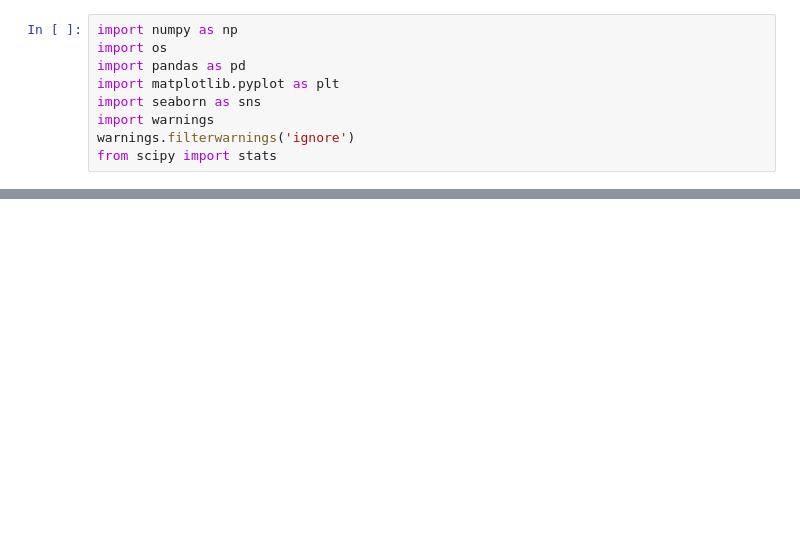
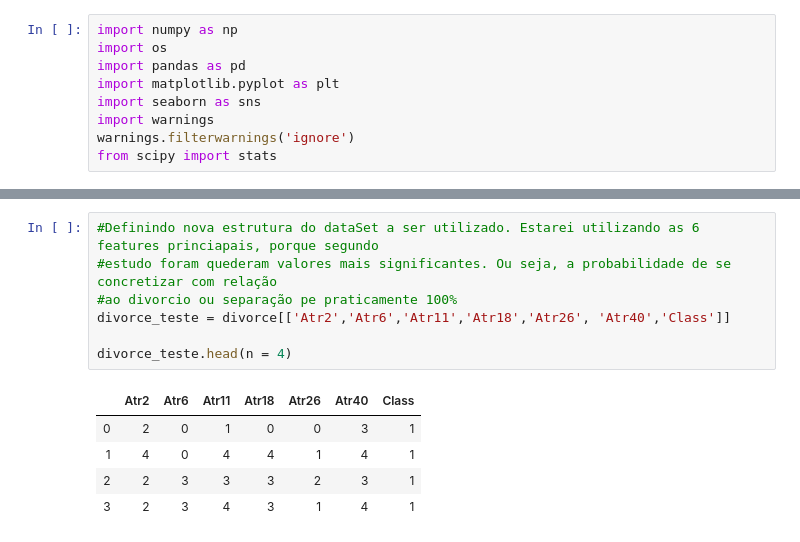
Before and after one commit to andersonnq02/Projeto_estatistica, a Jupyter notebook: EstatisticaDescritivasDeDados_Divorce_v.2.0.0.ipynb, the cells around one changed output, grey strips where cells are left out. Cells and saved outputs as stored; diff of their text form; blank space fills up the shorter version.

```diff
--- a/EstatisticaDescritivasDeDados_Divorce_v.2.0.0.ipynb
+++ b/EstatisticaDescritivasDeDados_Divorce_v.2.0.0.ipynb
@@ -34,3 +19,16 @@ df.head(3)
+# %%
+#Definindo nova estrutura do dataSet a ser utilizado. Estarei utilizando as 6 features princiapais, porque segundo
+#estudo foram quederam valores mais significantes. Ou seja, a probabilidade de se concretizar com relação
+#ao divorcio ou separação pe praticamente 100%
+divorce_teste = divorce[['Atr2','Atr6','Atr11','Atr18','Atr26', 'Atr40','Class']]
+
+divorce_teste.head(n = 4)
+# %% [output]
+|  | Atr2 | Atr6 | Atr11 | Atr18 | Atr26 | Atr40 | Class |
+| 0 | 2 | 0 | 1 | 0 | 0 | 3 | 1 |
+| 1 | 4 | 0 | 4 | 4 | 1 | 4 | 1 |
+| 2 | 2 | 3 | 3 | 3 | 2 | 3 | 1 |
+| 3 | 2 | 3 | 4 | 3 | 1 | 4 | 1 |
 # %%
 def separate_by_class(dataset):
   classes = np.unique(dataset['Class'])
```
Also changed, not shown: parts of 10 cells of this notebook.
